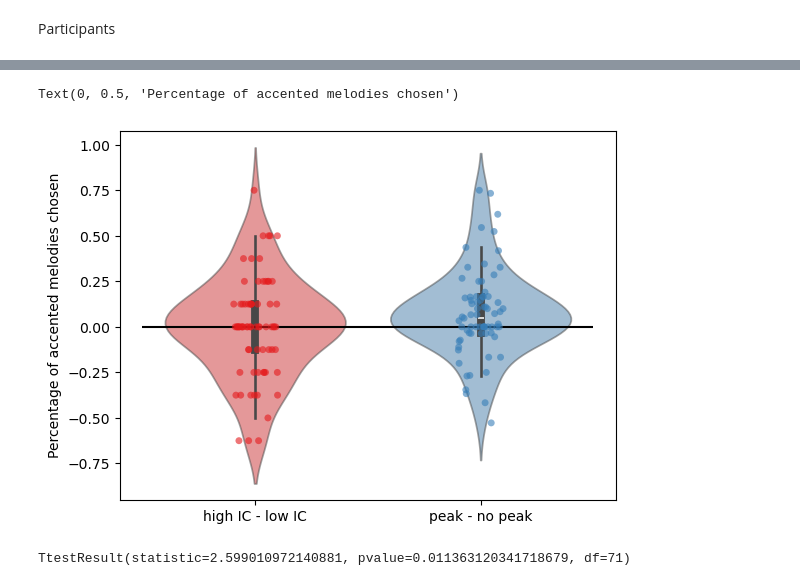
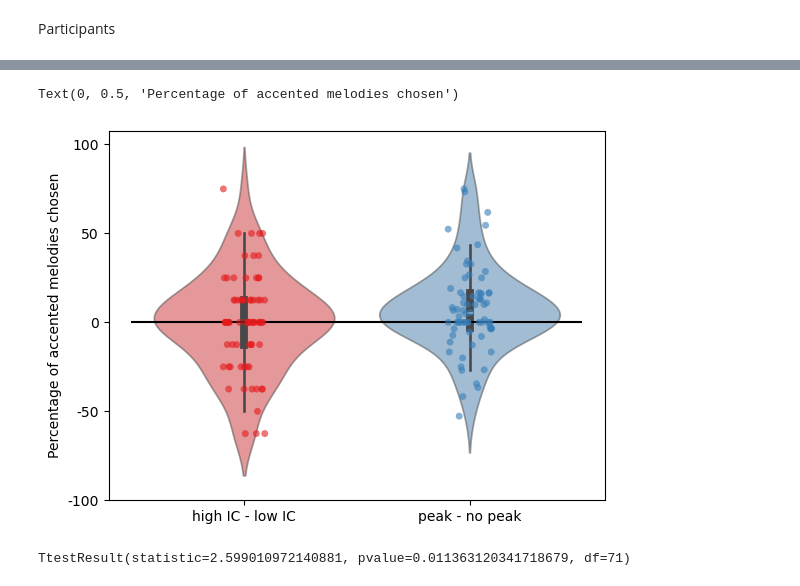
Before and after one commit to haiqin-zhang/gestaltIC_melodies, a Jupyter notebook: data_analysis/preprocessing_visualization.ipynb, the cells around one changed output, grey strips where cells are left out. Cells and saved outputs as stored; diff of their text form; code cells hidden in the pictures.

```diff
--- a/data_analysis/preprocessing_visualization.ipynb
+++ b/data_analysis/preprocessing_visualization.ipynb
@@ -375,0 +382,8 @@ survey = df[df['task']=='survey']
+# %%
+#gender
+
+genders = []
+for i in valid_participant_ids:
+    #if int(json.loads(survey[survey['subject'] == i]['response'].iloc[1])['age']) == True:
+    gender = json.loads(survey[survey['subject'] == i]['response'].iloc[2])['Gender']
+    genders.append(gender)
@@ -1576,5 +1575,5 @@ peak_accent_data = [[],[]]
 # %%
-participant = 'mesgdu'
+
 contour = 'inv-U'
 
 peak_accent_data = [[], []]
@@ -1645,16 +1615,17 @@ plt.scatter(np.linspace(1, len(IC_diff), len(IC_diff)),IC_diff)
 # %%
 plt.figure()
 palette = sns.color_palette("Set1")
 sns.stripplot(data=[IC_diff, peak_diff], palette = palette, alpha=0.6, jitter=True)
 sns.violinplot(data = [IC_diff, peak_diff], palette=palette, alpha = 0.5)
 
 
 plt.hlines(0,-0.5,1.5, color = 'black')
 plt.xticks([0,1], labels=['high IC - low IC', 'peak - no peak'])
+plt.yticks([-1, -0.5, 0,0.5, 1], labels=[-100, -50, 0,50, 100])
 plt.ylabel('Percentage of accented melodies chosen')
 # %% [output]
 Text(0, 0.5, 'Percentage of accented melodies chosen')
-[figure, old version]
+[figure, new version]
 # %%
 peak_res = stats.ttest_1samp(peak_diff, popmean = 0)
 peak_res
```
Also changed, not shown: parts of 16 cells of this notebook, 6 other files.
